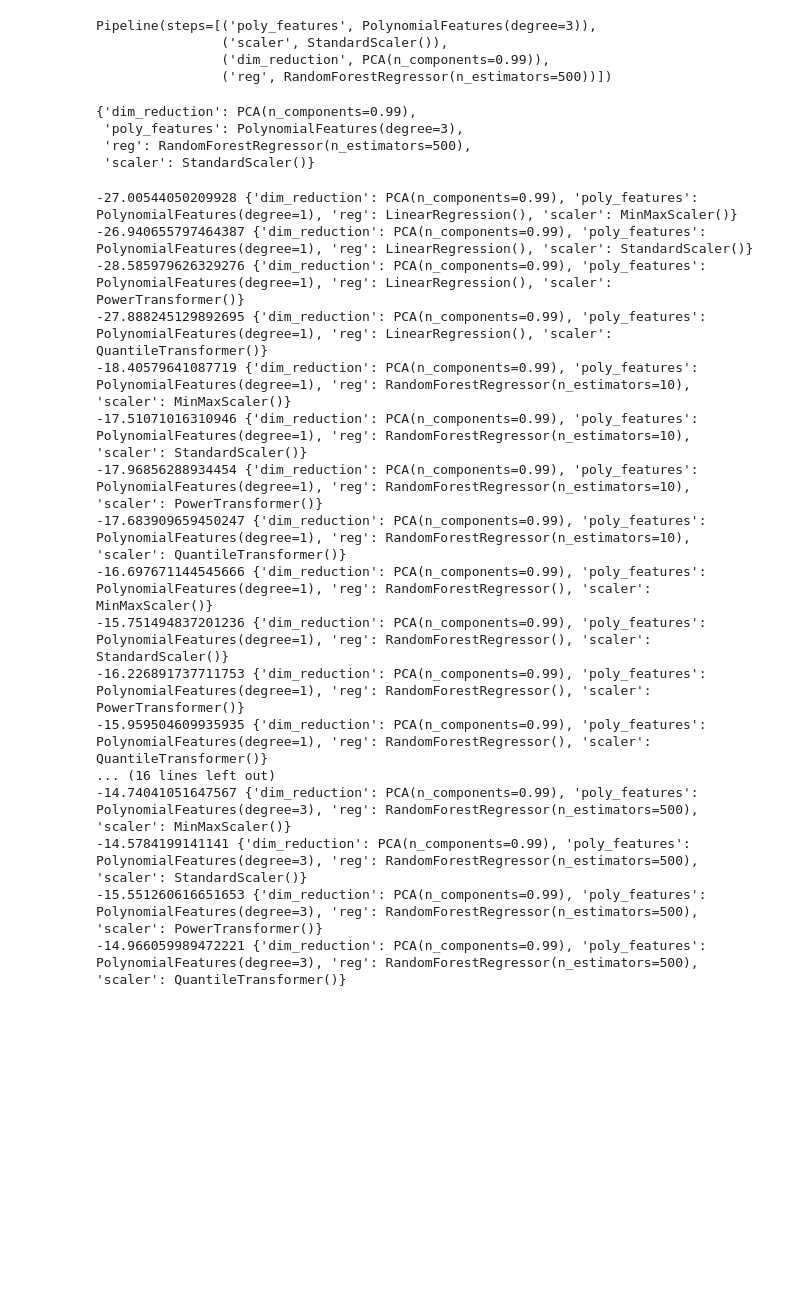
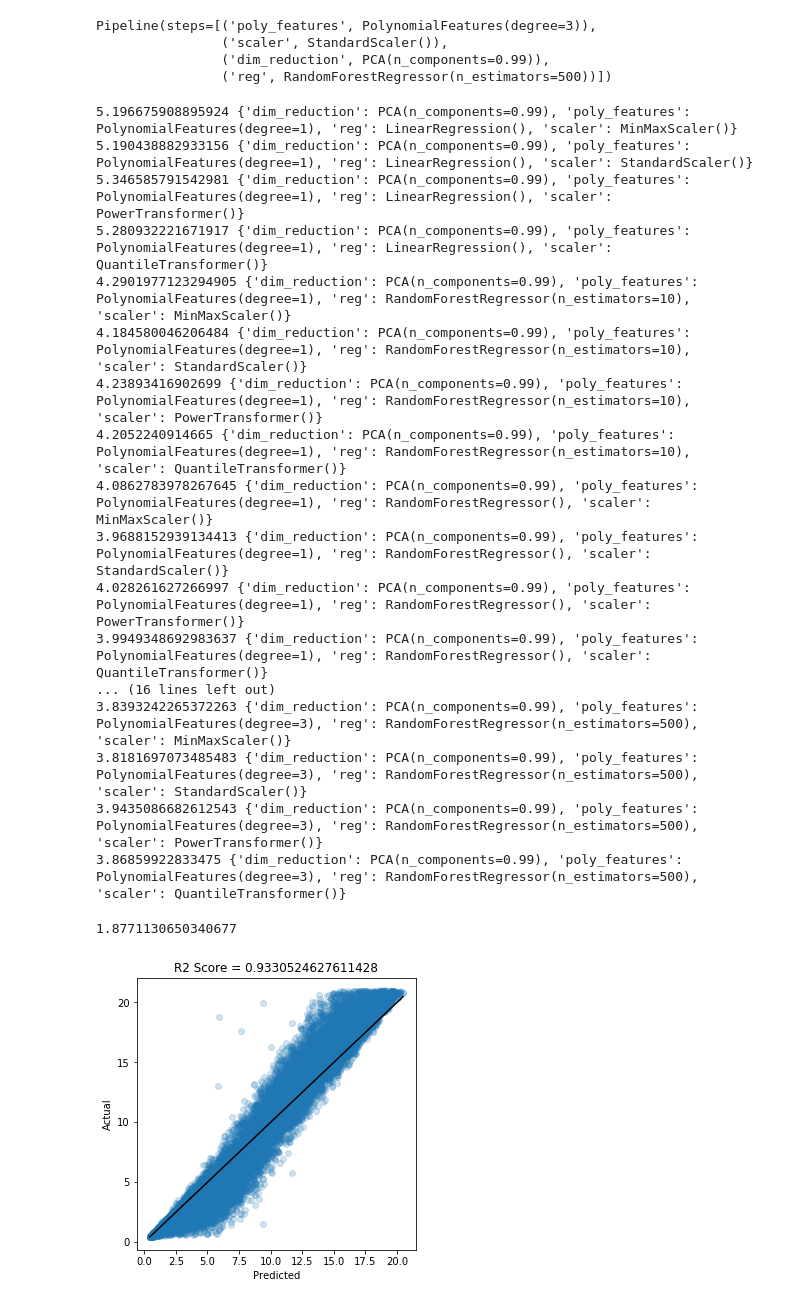
Before and after one commit to aniket-ak/Machine-Learning-CASP-Dataset, a Jupyter notebook: CASP_Exploring_Design_Space.ipynb, the cells around one changed output. Saved outputs shown, nothing was run; the diff lists cells and outputs as text; code cells hidden in the pictures; blank space fills up the shorter version.

Commit message:
Added new poly features

```diff
--- a/CASP_Exploring_Design_Space.ipynb
+++ b/CASP_Exploring_Design_Space.ipynb
@@ -195,6 +195,7 @@ from sklearn.preprocessing import MinMaxScaler, PowerTransformer, QuantileTransf
 from sklearn.decomposition import PCA
 from sklearn.model_selection import GridSearchCV
 from sklearn.ensemble import RandomForestRegressor
+from sklearn.neural_network import MLPRegressor
 
 my_pipeline = Pipeline([
     ("poly_features", "passthrough"),
@@ -205,8 +206,8 @@ my_pipeline = Pipeline([
 
 parameters = [
     {
-        "poly_features" : [PolynomialFeatures(degree=1), PolynomialFeatures(degree=3)],
-        "scaler" : [MinMaxScaler(), StandardScaler(), PowerTransformer(), QuantileTransformer()],
+        "poly_features" : [PolynomialFeatures(degree=1), PolynomialFeatures(degree=3), PolynomialFeatures(degree=5)],
+        "scaler" : [MinMaxScaler(), StandardScaler(), QuantileTransformer(), PowerTransformer(standardize=True), PowerTransformer(standardize=False)],
         "dim_reduction" : [PCA(n_components=0.99)],
         "reg" : [LinearRegression(), RandomForestRegressor(n_estimators=10), RandomForestRegressor(n_estimators=100), RandomForestRegressor(n_estimators=500)]
     }
@@ -239,31 +225,26 @@ Pipeline(steps=[('poly_features', PolynomialFeatures(degree=3)),
                 ('scaler', StandardScaler()),
                 ('dim_reduction', PCA(n_components=0.99)),
                 ('reg', RandomForestRegressor(n_estimators=500))])
-# %%
-grid_search.best_params_
-# %% [output]
-{'dim_reduction': PCA(n_components=0.99),
- 'poly_features': PolynomialFeatures(degree=3),
- 'reg': RandomForestRegressor(n_estimators=500),
- 'scaler': StandardScaler()}
 # %%
 for scores, params in zip(grid_search.cv_results_['mean_test_score'], grid_search.cv_results_['params']):
-    print(scores, params)
+    print(np.sqrt(-scores), params)
 # %% [output]
--27.00544050209928 {'dim_reduction': PCA(n_components=0.99), 'poly_features': PolynomialFeatures(degree=1), 'reg': LinearRegression(), 'scaler': MinMaxScaler()}
--26.940655797464387 {'dim_reduction': PCA(n_components=0.99), 'poly_features': PolynomialFeatures(degree=1), 'reg': LinearRegression(), 'scaler': StandardScaler()}
--28.585979626329276 {'dim_reduction': PCA(n_components=0.99), 'poly_features': PolynomialFeatures(degree=1), 'reg': LinearRegression(), 'scaler': PowerTransformer()}
--27.888245129892695 {'dim_reduction': PCA(n_components=0.99), 'poly_features': PolynomialFeatures(degree=1), 'reg': LinearRegression(), 'scaler': QuantileTransformer()}
--18.40579641087719 {'dim_reduction': PCA(n_components=0.99), 'poly_features': PolynomialFeatures(degree=1), 'reg': RandomForestRegressor(n_estimators=10), 'scaler': MinMaxScaler()}
--17.51071016310946 {'dim_reduction': PCA(n_components=0.99), 'poly_features': PolynomialFeatures(degree=1), 'reg': RandomForestRegressor(n_estimators=10), 'scaler': StandardScaler()}
--17.96856288934454 {'dim_reduction': PCA(n_components=0.99), 'poly_features': PolynomialFeatures(degree=1), 'reg': RandomForestRegressor(n_estimators=10), 'scaler': PowerTransformer()}
--17.683909659450247 {'dim_reduction': PCA(n_components=0.99), 'poly_features': PolynomialFeatures(degree=1), 'reg': RandomForestRegressor(n_estimators=10), 'scaler': QuantileTransformer()}
--16.697671144545666 {'dim_reduction': PCA(n_components=0.99), 'poly_features': PolynomialFeatures(degree=1), 'reg': RandomForestRegressor(), 'scaler': MinMaxScaler()}
--15.751494837201236 {'dim_reduction': PCA(n_components=0.99), 'poly_features': PolynomialFeatures(degree=1), 'reg': RandomForestRegressor(), 'scaler': StandardScaler()}
--16.226891737711753 {'dim_reduction': PCA(n_components=0.99), 'poly_features': PolynomialFeatures(degree=1), 'reg': RandomForestRegressor(), 'scaler': PowerTransformer()}
--15.959504609935935 {'dim_reduction': PCA(n_components=0.99), 'poly_features': PolynomialFeatures(degree=1), 'reg': RandomForestRegressor(), 'scaler': QuantileTransformer()}
+5.196675908895924 {'dim_reduction': PCA(n_components=0.99), 'poly_features': PolynomialFeatures(degree=1), 'reg': LinearRegression(), 'scaler': MinMaxScaler()}
+5.190438882933156 {'dim_reduction': PCA(n_components=0.99), 'poly_features': PolynomialFeatures(degree=1), 'reg': LinearRegression(), 'scaler': StandardScaler()}
+5.346585791542981 {'dim_reduction': PCA(n_components=0.99), 'poly_features': PolynomialFeatures(degree=1), 'reg': LinearRegression(), 'scaler': PowerTransformer()}
+5.280932221671917 {'dim_reduction': PCA(n_components=0.99), 'poly_features': PolynomialFeatures(degree=1), 'reg': LinearRegression(), 'scaler': QuantileTransformer()}
+4.2901977123294905 {'dim_reduction': PCA(n_components=0.99), 'poly_features': PolynomialFeatures(degree=1), 'reg': RandomForestRegressor(n_estimators=10), 'scaler': MinMaxScaler()}
+4.184580046206484 {'dim_reduction': PCA(n_components=0.99), 'poly_features': PolynomialFeatures(degree=1), 'reg': RandomForestRegressor(n_estimators=10), 'scaler': StandardScaler()}
+4.23893416902699 {'dim_reduction': PCA(n_components=0.99), 'poly_features': PolynomialFeatures(degree=1), 'reg': RandomForestRegressor(n_estimators=10), 'scaler': PowerTransformer()}
+4.2052240914665 {'dim_reduction': PCA(n_components=0.99), 'poly_features': PolynomialFeatures(degree=1), 'reg': RandomForestRegressor(n_estimators=10), 'scaler': QuantileTransformer()}
+4.0862783978267645 {'dim_reduction': PCA(n_components=0.99), 'poly_features': PolynomialFeatures(degree=1), 'reg': RandomForestRegressor(), 'scaler': MinMaxScaler()}
+3.9688152939134413 {'dim_reduction': PCA(n_components=0.99), 'poly_features': PolynomialFeatures(degree=1), 'reg': RandomForestRegressor(), 'scaler': StandardScaler()}
+4.028261627266997 {'dim_reduction': PCA(n_components=0.99), 'poly_features': PolynomialFeatures(degree=1), 'reg': RandomForestRegressor(), 'scaler': PowerTransformer()}
+3.9949348692983637 {'dim_reduction': PCA(n_components=0.99), 'poly_features': PolynomialFeatures(degree=1), 'reg': RandomForestRegressor(), 'scaler': QuantileTransformer()}
 ... (16 lines left out)
--14.74041051647567 {'dim_reduction': PCA(n_components=0.99), 'poly_features': PolynomialFeatures(degree=3), 'reg': RandomForestRegressor(n_estimators=500), 'scaler': MinMaxScaler()}
--14.5784199141141 {'dim_reduction': PCA(n_components=0.99), 'poly_features': PolynomialFeatures(degree=3), 'reg': RandomForestRegressor(n_estimators=500), 'scaler': StandardScaler()}
--15.551260616651653 {'dim_reduction': PCA(n_components=0.99), 'poly_features': PolynomialFeatures(degree=3), 'reg': RandomForestRegressor(n_estimators=500), 'scaler': PowerTransformer()}
--14.966059989472221 {'dim_reduction': PCA(n_components=0.99), 'poly_features': PolynomialFeatures(degree=3), 'reg': RandomForestRegressor(n_estimators=500), 'scaler': QuantileTransformer()}
+3.8393242265372263 {'dim_reduction': PCA(n_components=0.99), 'poly_features': PolynomialFeatures(degree=3), 'reg': RandomForestRegressor(n_estimators=500), 'scaler': MinMaxScaler()}
+3.8181697073485483 {'dim_reduction': PCA(n_components=0.99), 'poly_features': PolynomialFeatures(degree=3), 'reg': RandomForestRegressor(n_estimators=500), 'scaler': StandardScaler()}
+3.9435086682612543 {'dim_reduction': PCA(n_components=0.99), 'poly_features': PolynomialFeatures(degree=3), 'reg': RandomForestRegressor(n_estimators=500), 'scaler': PowerTransformer()}
+3.86859922833475 {'dim_reduction': PCA(n_components=0.99), 'poly_features': PolynomialFeatures(degree=3), 'reg': RandomForestRegressor(n_estimators=500), 'scaler': QuantileTransformer()}
+# %%
+best_model = grid_search.best_estimator_
@@ -269,0 +253,8 @@ for scores, params in zip(grid_search.cv_results_['mean_test_score'], grid_searc
+# %%
+mean_squared_error(y_predicted, y_train)
+# %% [output]
+1.8771130650340677
+# %%
+plot_results(X_train, y_train, best_model, "Best Model")
+# %% [output]
+[figure, added]
```
Also changed, not shown: parts of 3 cells of this notebook.
